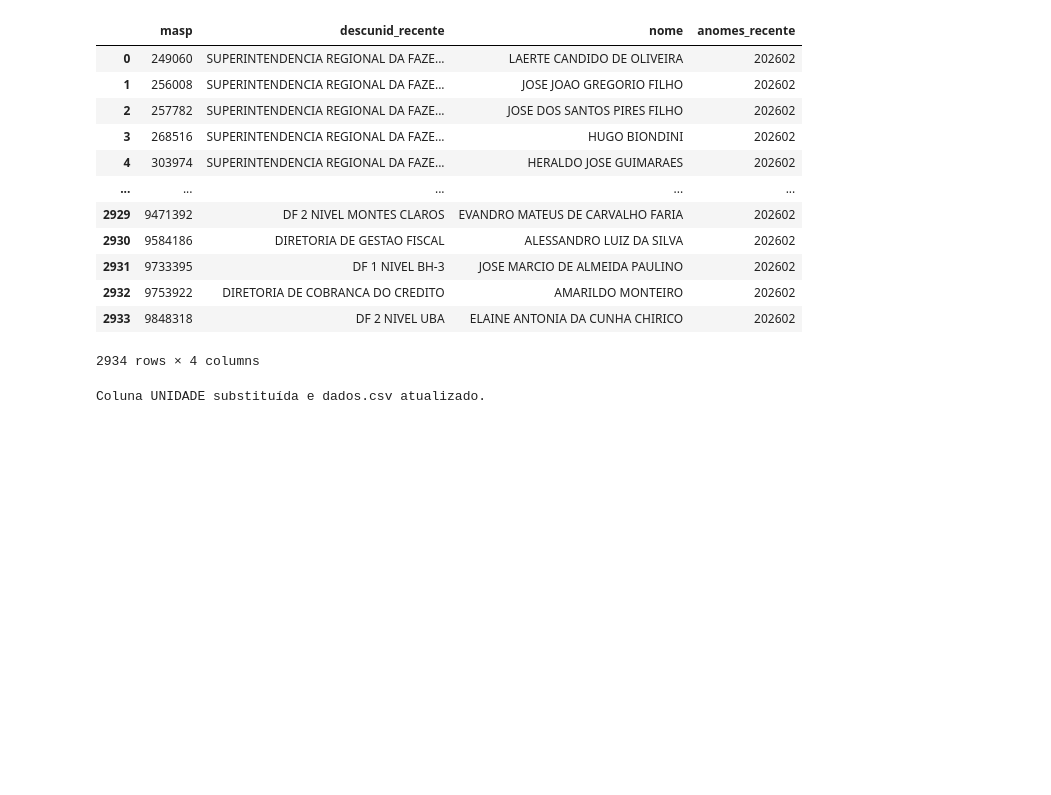
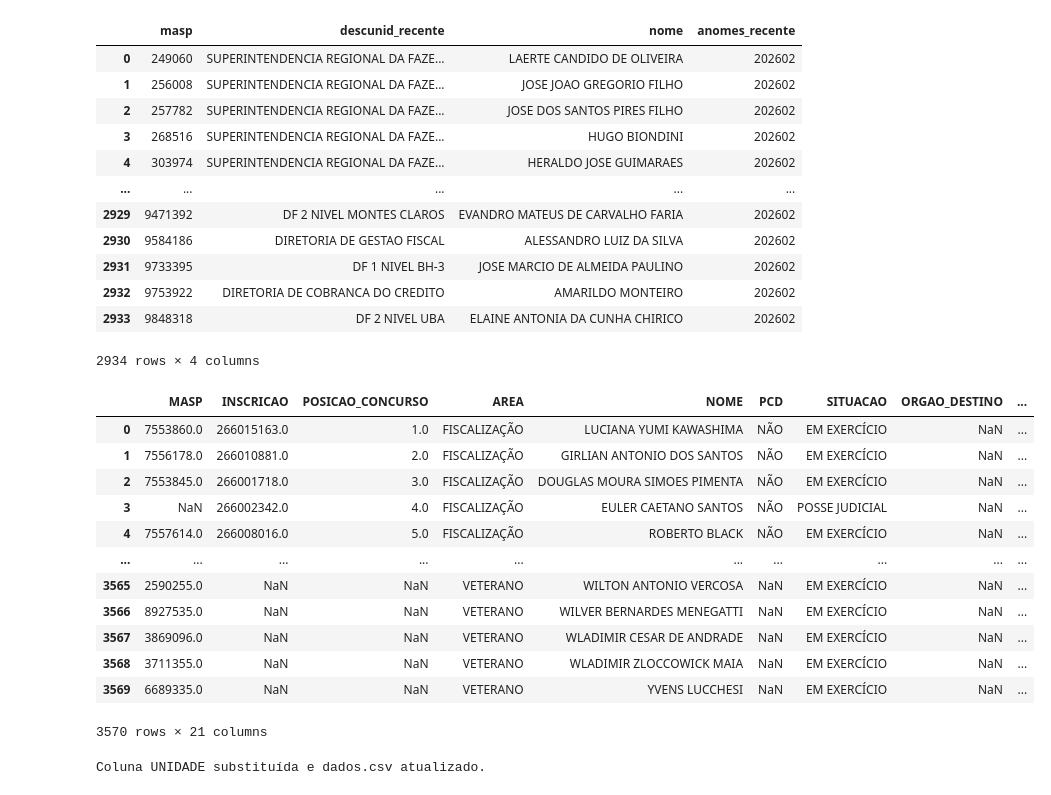
Before and after one commit to observatoriosefmg/observatoriosefmg.github.io, a Jupyter notebook: evasao/data/processador.ipynb, the cells around one changed output. Saved outputs shown, nothing was run; the diff lists cells and outputs as text; code cells hidden in the pictures; blank space fills up the shorter version.

```diff
--- a/evasao/data/processador.ipynb
+++ b/evasao/data/processador.ipynb
@@ -187,34 +187,50 @@ auditores_unidade_recente
 # %%
 # Adicionar/substituir a unidade mais recente no dataframe de dados e salvar em dados.csv
 # Normalize tipos: garantir que dados['MASP'], dados['INSCRICAO'] e dados['POSICAO_CONCURSO'] sejam numéricos compatíveis
-dados = pd.read_csv('./dados.csv', encoding='latin1', sep=";", engine='python', on_bad_lines='skip')
-dados['MASP'] = pd.to_numeric(dados['MASP'], errors='coerce')
-# Use Int64 nullable integer to preserve missing
-dados['MASP'] = dados['MASP'].astype('Int64')
-# Convert INSCRICAO and POSICAO_CONCURSO to integer as well (avoid decimal representation)
-for _col in ['INSCRICAO', 'POSICAO_CONCURSO']:
-    if _col in dados.columns:
-        dados[_col] = pd.to_numeric(dados[_col], errors='coerce')
-        dados[_col] = dados[_col].astype('Int64')
-# Construir mapeamento masp -> unidade mais recente
-mapping = dict(zip(auditores_unidade_recente['masp'], auditores_unidade_recente['descunid_recente']))
-# Substituir a coluna 'UNIDADE' existente (ou criar se não existir).
-# Detect columns that match 'UNIDADE' ignoring case and surrounding spaces
-col_match = None
-for c in dados.columns:
-    if c and c.strip().upper() == 'UNIDADE':
-        col_match = c
-        break
-if col_match is not None:
-    dados[col_match] = dados['MASP'].map(mapping)
-    # remove other duplicate-like columns (e.g., 'UNIDADE ' with different spacing/case)
-    to_drop = [c for c in dados.columns if c != col_match and c and c.strip().upper() == 'UNIDADE']
-    if to_drop:
-        dados.drop(columns=to_drop, inplace=True)
-else:
-    dados['UNIDADE'] = dados['MASP'].map(mapping)
-# Salvar alterações no arquivo
-dados.to_csv('./dados.csv', index=False, encoding='utf-8-sig', sep=';')
-print("Coluna UNIDADE substituída e dados.csv atualizado.")
+dados = pd.read_csv('./dados.csv', encoding='utf-8-sig', sep=";", engine='python', on_bad_lines='skip')
+dados
 # %% [output]
+|  | MASP | INSCRICAO | POSICAO_CONCURSO | AREA | NOME | PCD | SITUACAO | ORGAO_DESTINO | ... |
+| 0 | 7553860.0 | 266015163.0 | 1.0 | FISCALIZAÇÃO | LUCIANA YUMI KAWASHIMA | NÃO | EM EXERCÍCIO | NaN | ... |
+| 1 | 7556178.0 | 266010881.0 | 2.0 | FISCALIZAÇÃO | GIRLIAN ANTONIO DOS SANTOS | NÃO | EM EXERCÍCIO | NaN | ... |
+| 2 | 7553845.0 | 266001718.0 | 3.0 | FISCALIZAÇÃO | DOUGLAS MOURA SIMOES PIMENTA | NÃO | EM EXERCÍCIO | NaN | ... |
+| 3 | NaN | 266002342.0 | 4.0 | FISCALIZAÇÃO | EULER CAETANO SANTOS | NÃO | POSSE JUDICIAL | NaN | ... |
+| 4 | 7557614.0 | 266008016.0 | 5.0 | FISCALIZAÇÃO | ROBERTO BLACK | NÃO | EM EXERCÍCIO | NaN | ... |
+| ... | ... | ... | ... | ... | ... | ... | ... | ... | ... |
+| 3565 | 2590255.0 | NaN | NaN | VETERANO | WILTON ANTONIO VERCOSA | NaN | EM EXERCÍCIO | NaN | ... |
+| 3566 | 8927535.0 | NaN | NaN | VETERANO | WILVER BERNARDES MENEGATTI | NaN | EM EXERCÍCIO | NaN | ... |
+| 3567 | 3869096.0 | NaN | NaN | VETERANO | WLADIMIR CESAR DE ANDRADE | NaN | EM EXERCÍCIO | NaN | ... |
+| 3568 | 3711355.0 | NaN | NaN | VETERANO | WLADIMIR ZLOCCOWICK MAIA | NaN | EM EXERCÍCIO | NaN | ... |
+| 3569 | 6689335.0 | NaN | NaN | VETERANO | YVENS LUCCHESI | NaN | EM EXERCÍCIO | NaN | ... |
-Coluna UNIDADE substituída e dados.csv atualizado.
+3570 rows × 21 columns
+# %%
+dados['MASP'] = pd.to_numeric(dados['MASP'], errors='coerce')
+# Use Int64 nullable integer to preserve missing
+dados['MASP'] = dados['MASP'].astype('Int64')
+# Convert INSCRICAO and POSICAO_CONCURSO to integer as well (avoid decimal representation)
+for _col in ['INSCRICAO', 'POSICAO_CONCURSO']:
+    if _col in dados.columns:
+        dados[_col] = pd.to_numeric(dados[_col], errors='coerce')
+        dados[_col] = dados[_col].astype('Int64')
+# Construir mapeamento masp -> unidade mais recente
+mapping = dict(zip(auditores_unidade_recente['masp'], auditores_unidade_recente['descunid_recente']))
+# Substituir a coluna 'UNIDADE' existente (ou criar se não existir).
+# Detect columns that match 'UNIDADE' ignoring case and surrounding spaces
+col_match = None
+for c in dados.columns:
+    if c and c.strip().upper() == 'UNIDADE':
+        col_match = c
+        break
+if col_match is not None:
+    dados[col_match] = dados['MASP'].map(mapping)
+    # remove other duplicate-like columns (e.g., 'UNIDADE ' with different spacing/case)
+    to_drop = [c for c in dados.columns if c != col_match and c and c.strip().upper() == 'UNIDADE']
+    if to_drop:
+        dados.drop(columns=to_drop, inplace=True)
+else:
+    dados['UNIDADE'] = dados['MASP'].map(mapping)
+# Salvar alterações no arquivo
+dados.to_csv('./dados.csv', index=False, encoding='utf-8-sig', sep=';')
+print("Coluna UNIDADE substituída e dados.csv atualizado.")
+# %% [output]
+Coluna UNIDADE substituída e dados.csv atualizado.
```
Also changed, not shown: 1 other file.
